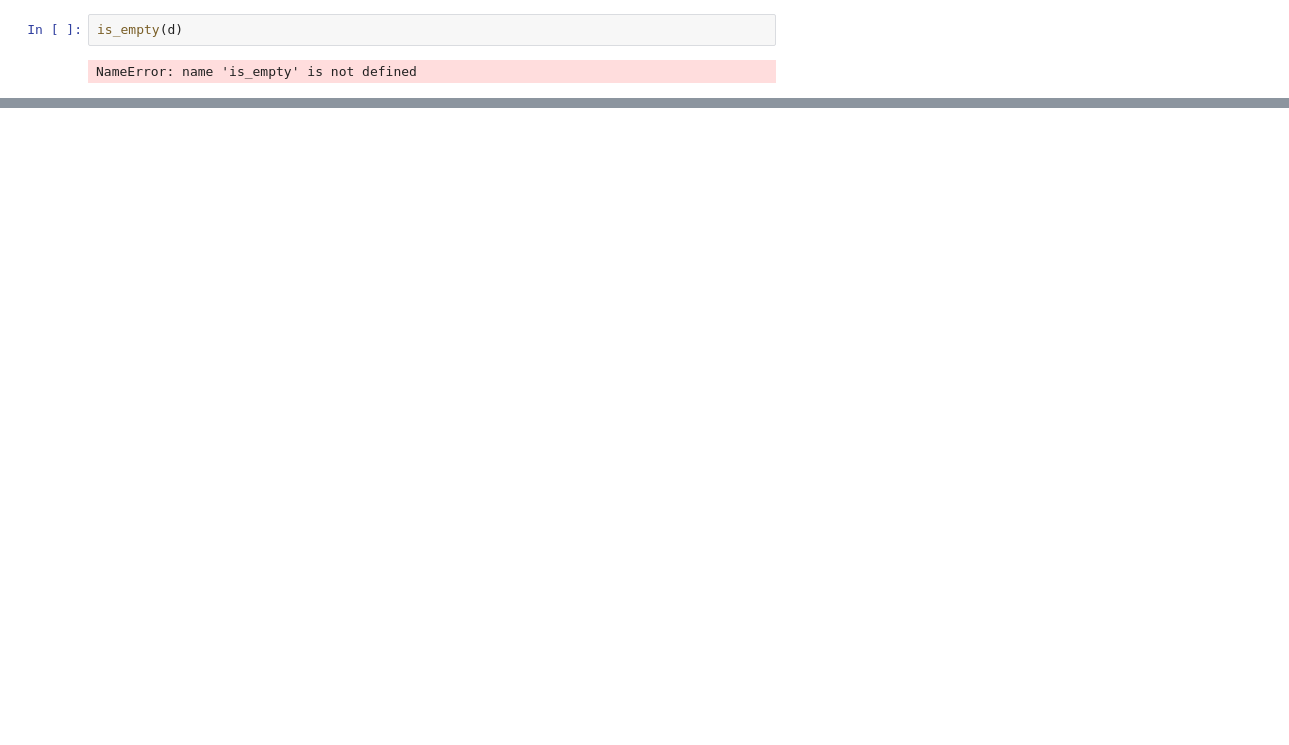
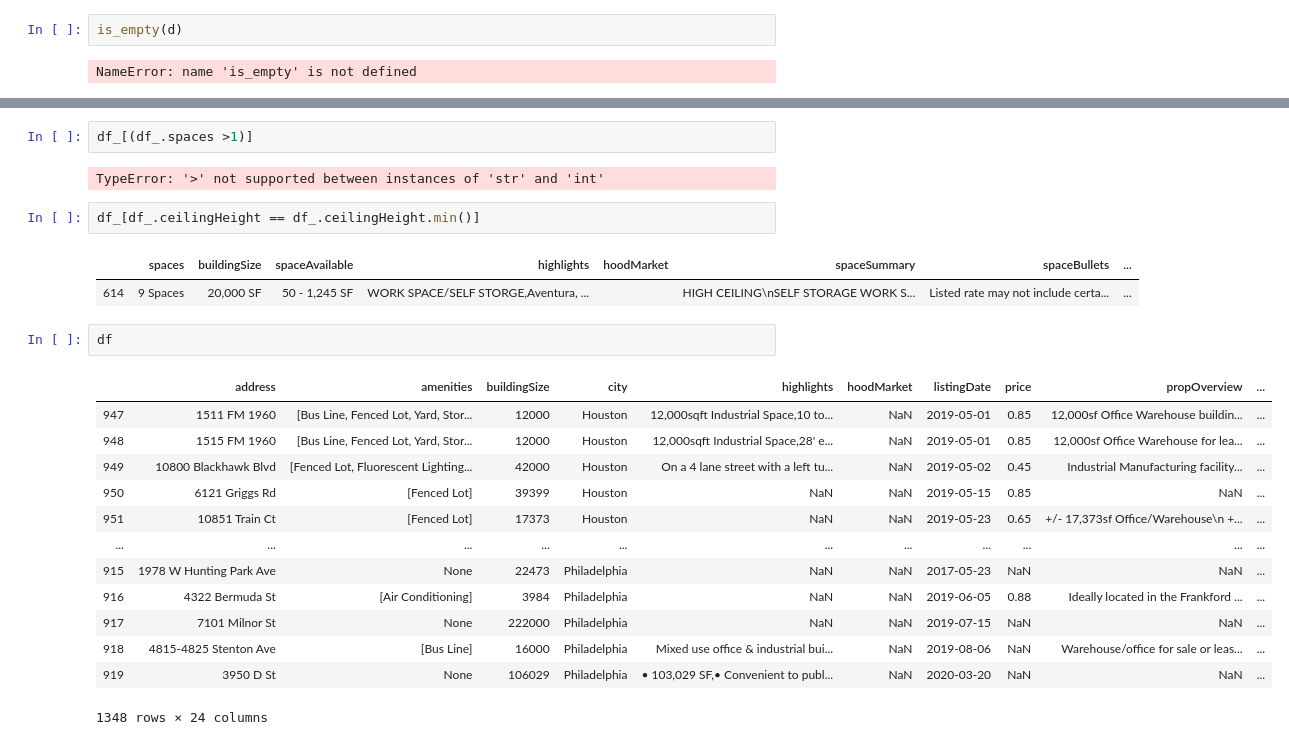
Before and after one commit to snuzbrokh/warehouses, a Jupyter notebook: analysis/testing.ipynb, the cells around one changed output, grey strips where cells are left out. Cells and saved outputs as stored; diff of their text form; blank space fills up the shorter version.

```diff
--- a/analysis/testing.ipynb
+++ b/analysis/testing.ipynb
@@ -84,0 +300,25 @@ NO
+# %%
+df_[(df_.spaces >1)]
+# %% [output]
+TypeError: '>' not supported between instances of 'str' and 'int'
+# %%
+df_[df_.ceilingHeight == df_.ceilingHeight.min()]
+# %% [output]
+|  | spaces | buildingSize | spaceAvailable | highlights | hoodMarket | spaceSummary | spaceBullets | ... |
+| 614 | 9 Spaces | 20,000 SF | 50 - 1,245 SF | WORK SPACE/SELF STORGE,Aventura, ... |  | HIGH CEILING\nSELF STORAGE WORK S... | Listed rate may not include certa... | ... |
+# %%
+df
+# %% [output]
+|  | address | amenities | buildingSize | city | highlights | hoodMarket | listingDate | price | propOverview | ... |
+| 947 | 1511 FM 1960 | [Bus Line, Fenced Lot, Yard, Stor... | 12000 | Houston | 12,000sqft Industrial Space,10 to... | NaN | 2019-05-01 | 0.85 | 12,000sf Office Warehouse buildin... | ... |
+| 948 | 1515 FM 1960 | [Bus Line, Fenced Lot, Yard, Stor... | 12000 | Houston | 12,000sqft Industrial Space,28' e... | NaN | 2019-05-01 | 0.85 | 12,000sf Office Warehouse for lea... | ... |
+| 949 | 10800 Blackhawk Blvd | [Fenced Lot, Fluorescent Lighting... | 42000 | Houston | On a 4 lane street with a left tu... | NaN | 2019-05-02 | 0.45 | Industrial Manufacturing facility... | ... |
+| 950 | 6121 Griggs Rd | [Fenced Lot] | 39399 | Houston | NaN | NaN | 2019-05-15 | 0.85 | NaN | ... |
+| 951 | 10851 Train Ct | [Fenced Lot] | 17373 | Houston | NaN | NaN | 2019-05-23 | 0.65 | +/- 17,373sf Office/Warehouse\n +... | ... |
+| ... | ... | ... | ... | ... | ... | ... | ... | ... | ... | ... |
+| 915 | 1978 W Hunting Park Ave | None | 22473 | Philadelphia | NaN | NaN | 2017-05-23 | NaN | NaN | ... |
+| 916 | 4322 Bermuda St | [Air Conditioning] | 3984 | Philadelphia | NaN | NaN | 2019-06-05 | 0.88 | Ideally located in the Frankford ... | ... |
+| 917 | 7101 Milnor St | None | 222000 | Philadelphia | NaN | NaN | 2019-07-15 | NaN | NaN | ... |
+| 918 | 4815-4825 Stenton Ave | [Bus Line] | 16000 | Philadelphia | Mixed use office & industrial bui... | NaN | 2019-08-06 | NaN | Warehouse/office for sale or leas... | ... |
+| 919 | 3950 D St | None | 106029 | Philadelphia | • 103,029 SF,• Convenient to publ... | NaN | 2020-03-20 | NaN | NaN | ... |
+1348 rows × 24 columns
```
Also changed, not shown: parts of 38 cells of this notebook, 30 other files.
